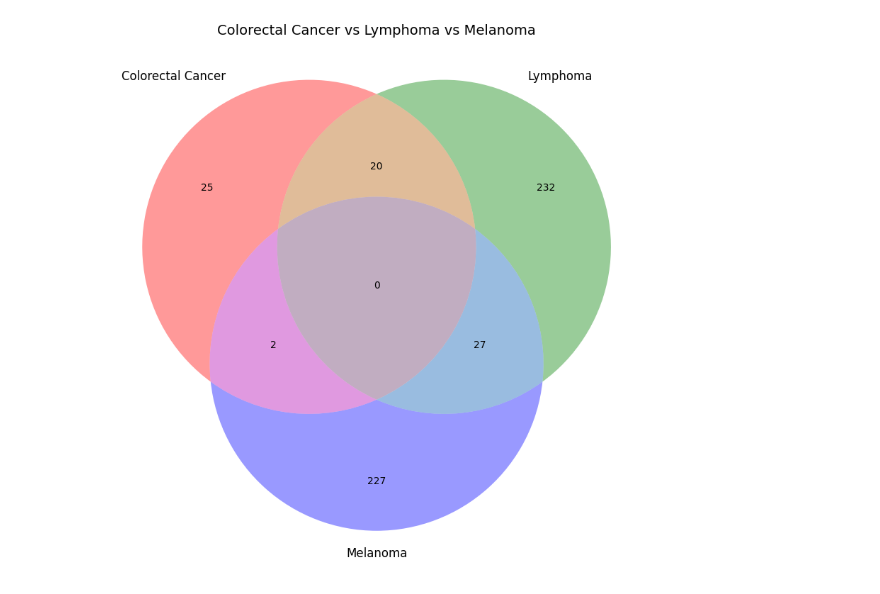
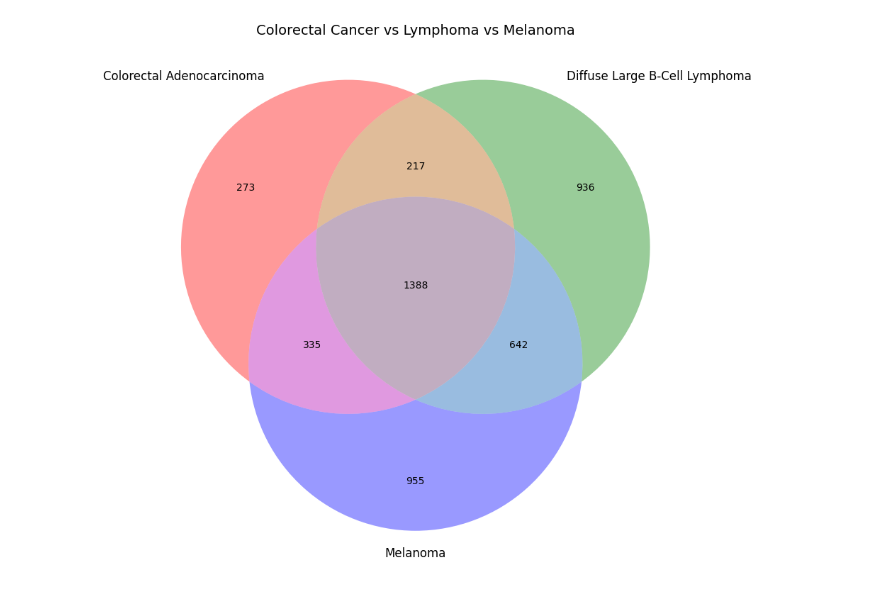
Before and after one commit to larsjuhljensen/net2rank, a Jupyter notebook: notebooks/inflammation_diseases.ipynb, the cells around one changed output. Cells and saved outputs as stored; diff of their text form; code cells hidden in the pictures.

```diff
--- a/notebooks/inflammation_diseases.ipynb
+++ b/notebooks/inflammation_diseases.ipynb
@@ -4,14 +4,18 @@ from sklearn.metrics import roc_curve
 import matplotlib.pyplot as plt
 from matplotlib_venn import venn2, venn3
 # %%
-def load_top_fpr(predictions_file,proteins_only=True,fpr=0.05):
-    df_predictions = pd.read_csv(predictions_file, sep='\t')
-    fpr, tpr, thresholds = roc_curve(df_predictions['true_label'], df_predictions['predicted_score'])
-    threshold = thresholds[fpr <= 0.05][-1]
-    df_predictions = df_predictions[df_predictions['predicted_score'] >= threshold]
-    if proteins_only:
-        return set(df_predictions['protein'].values.tolist())
-    return df_predictions
+# def load_top_fpr(predictions_file,proteins_only=True,fpr=0.05):
+#     df_predictions = pd.read_csv(predictions_file, sep='\t')
+#     fpr, tpr, thresholds = roc_curve(df_predictions['true_label'], df_predictions['predicted_score'])
+#     threshold = thresholds[fpr <= 0.05][-1]
+#     df_predictions = df_predictions[df_predictions['predicted_score'] >= threshold]
+#     if proteins_only:
+#         return set(df_predictions['protein'].values.tolist())
+#     return df_predictions
+
+def load_predictions(predictions_file):
+    return set(pd.read_csv(predictions_file, sep='\t')['protein'].values.tolist())
+
 def venn_diagram(sets_dict, title="Venn Diagram", equal_size=False):
     """
     Create a Venn diagram showing intersection sizes.
@@ -125,12 +131,16 @@ venn_diagram({
 # %%
-col_set = load_top_fpr('../results/test_results/COADREAD/COADREAD_test_prediction_results.tsv', proteins_only=True, fpr=0.05)
-lym_set = load_top_fpr('../results/test_results/DLBCLNOS/DLBCLNOS_test_prediction_results.tsv', proteins_only=True, fpr=0.05)
-mel_set = load_top_fpr('../results/test_results/MEL/MEL_test_prediction_results.tsv', proteins_only=True, fpr=0.05)
+# col_set = load_top_fpr('../results/test_results/COADREAD/COADREAD_test_prediction_results.tsv', proteins_only=True, fpr=0.05)
+# lym_set = load_top_fpr('../results/test_results/DLBCLNOS/DLBCLNOS_test_prediction_results.tsv', proteins_only=True, fpr=0.05)
+# mel_set = load_top_fpr('../results/test_results/MEL/MEL_test_prediction_results.tsv', proteins_only=True, fpr=0.05)
+
+col_set = load_predictions('../results/test_results/colorectal_adenocarcinoma/colorectal_adenocarcinoma_fpr_0.05_prediction_results.tsv')
+lym_set = load_predictions('../results/test_results/diffuse_large_b-cell_lymphoma/diffuse_large_b-cell_lymphoma_fpr_0.05_prediction_results.tsv')
+mel_set = load_predictions('../results/test_results/melanoma/melanoma_fpr_0.05_prediction_results.tsv')
 
 venn_diagram({
-    'Colorectal Cancer': col_set,
-    'Lymphoma': lym_set,
+    'Colorectal Adenocarcinoma': col_set,
+    'Diffuse Large B-Cell Lymphoma': lym_set,
     'Melanoma': mel_set
 }, "Colorectal Cancer vs Lymphoma vs Melanoma", equal_size=True)
 # %% [output]
-[figure, old version]
+[figure, new version]
```
Also changed, not shown: parts of 15 cells of this notebook, 38 other files.
